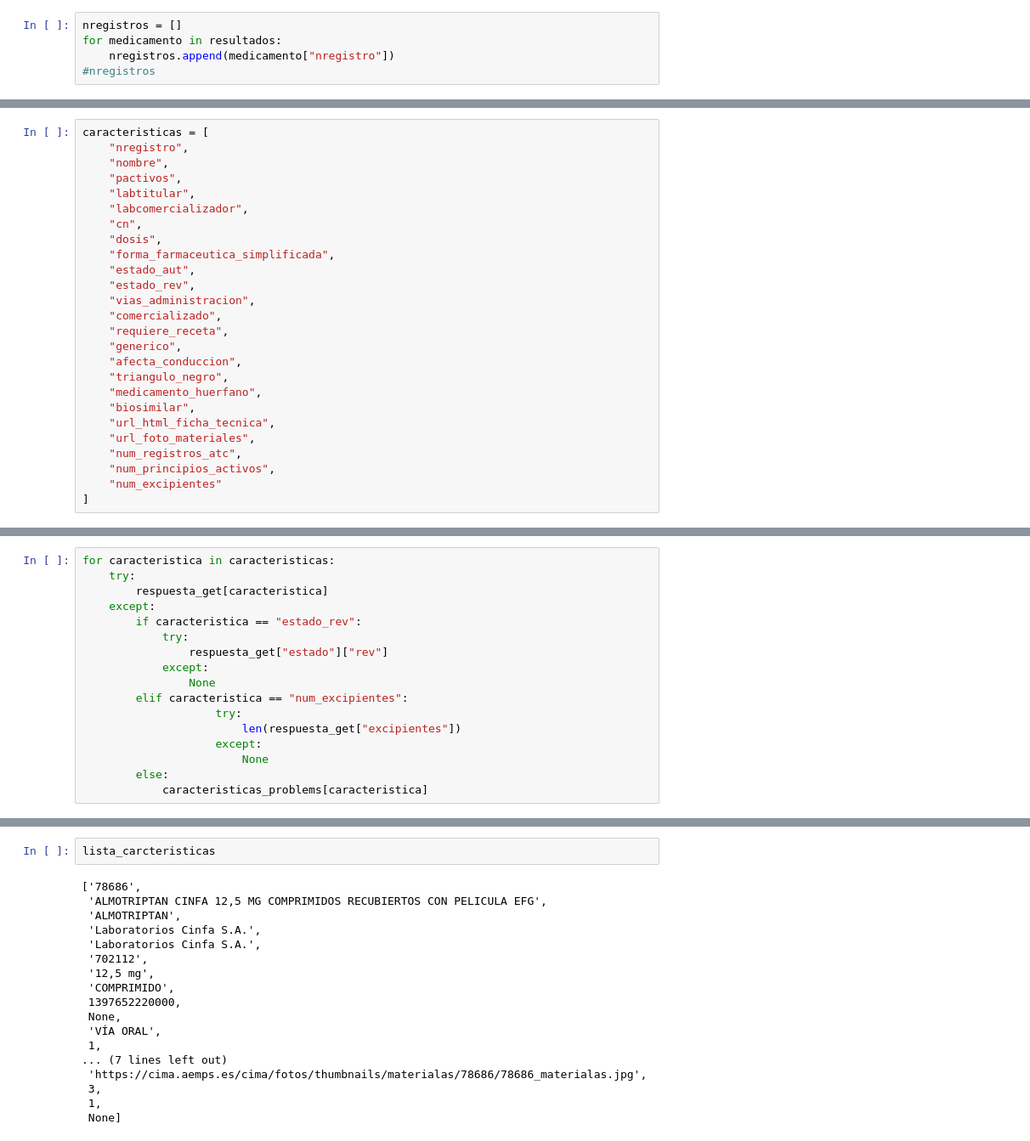
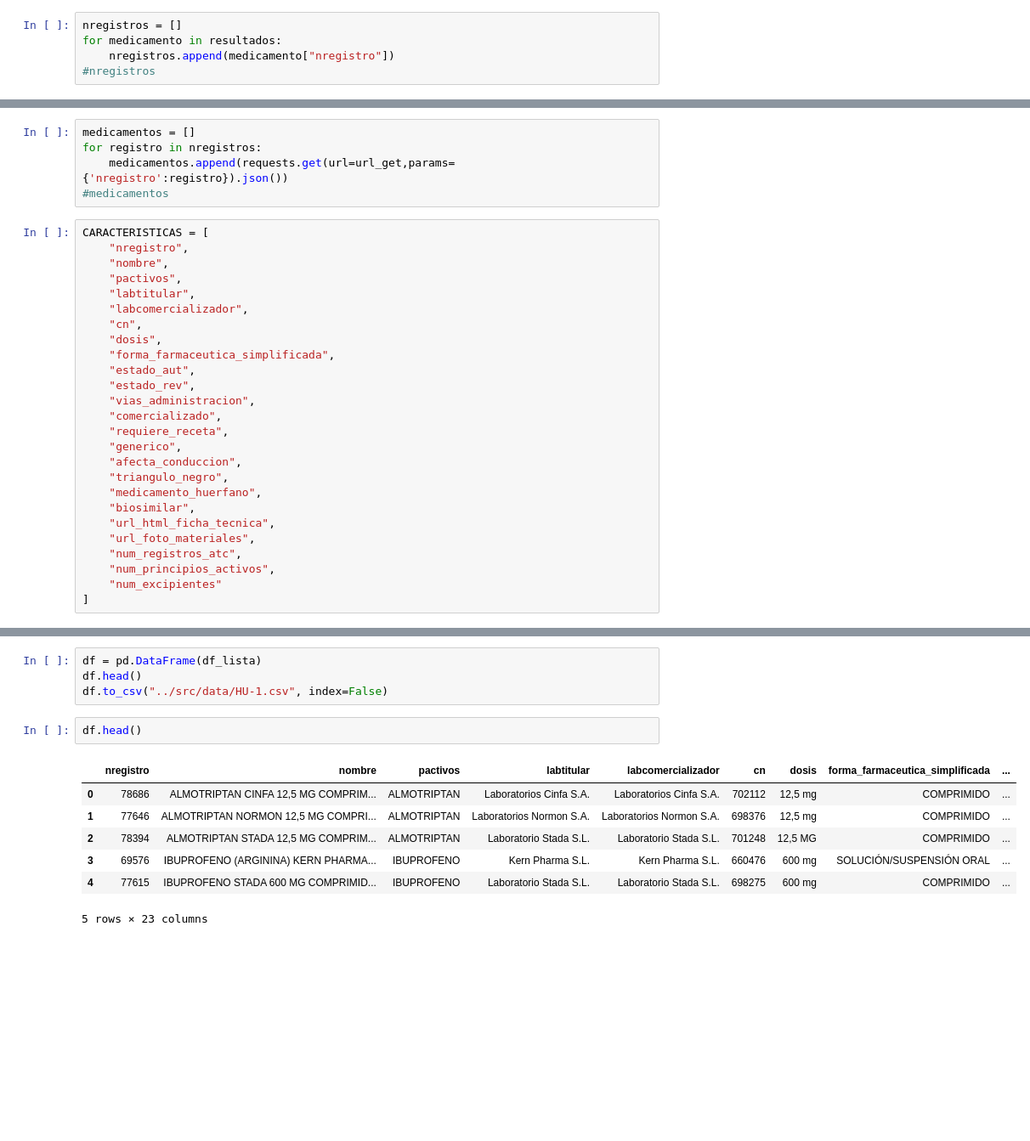
Before and after one commit to Chicloneo/Proyecto-Ingenieria-Dato, a Jupyter notebook: Notebooks/HU-1.ipynb, the cells around one changed output, grey strips where cells are left out. Shown at 85% size. Saved outputs shown, nothing was run; the diff lists cells and outputs as text; blank space fills up the shorter version.

```diff
--- a/Notebooks/HU-1.ipynb
+++ b/Notebooks/HU-1.ipynb
@@ -23,5 +26,10 @@ respuesta_get = requests.get(url=url_get,params={'nregistro':78686}).json()
+# %%
+medicamentos = []
+for registro in nregistros:
+    medicamentos.append(requests.get(url=url_get,params={'nregistro':registro}).json())
+#medicamentos
 # %%
-caracteristicas = [
+CARACTERISTICAS = [
     "nregistro",
     "nombre",
     "pactivos",
@@ -67,18 +86 @@ caracteristicas_problems = {
-# %%
-for caracteristica in caracteristicas:
-    try:
-        respuesta_get[caracteristica]
-    except:
-        if caracteristica == "estado_rev":
-            try:
-                respuesta_get["estado"]["rev"]
-            except:
-                None
-        elif caracteristica == "num_excipientes":
-                    try:
-                        len(respuesta_get["excipientes"])
-                    except:
-                        None
-        else:
-            caracteristicas_problems[caracteristica]
 # %%
@@ -95,20 +144,14 @@ for caracteristica in caracteristicas:
-# %%
-lista_carcteristicas
-# %% [output]
-['78686',
- 'ALMOTRIPTAN CINFA 12,5 MG COMPRIMIDOS RECUBIERTOS CON PELICULA EFG',
- 'ALMOTRIPTAN',
- 'Laboratorios Cinfa S.A.',
- 'Laboratorios Cinfa S.A.',
- '702112',
- '12,5 mg',
- 'COMPRIMIDO',
- 1397652220000,
- None,
- 'VÍA ORAL',
- 1,
-... (7 lines left out)
- 'https://cima.aemps.es/cima/fotos/thumbnails/materialas/78686/78686_materialas.jpg',
- 3,
- 1,
- None]
+# %%
+df = pd.DataFrame(df_lista)
+df.head()
+df.to_csv("../src/data/HU-1.csv", index=False)
+# %%
+df.head()
+# %% [output]
+|  | nregistro | nombre | pactivos | labtitular | labcomercializador | cn | dosis | forma_farmaceutica_simplificada | ... |
+| 0 | 78686 | ALMOTRIPTAN CINFA 12,5 MG COMPRIM... | ALMOTRIPTAN | Laboratorios Cinfa S.A. | Laboratorios Cinfa S.A. | 702112 | 12,5 mg | COMPRIMIDO | ... |
+| 1 | 77646 | ALMOTRIPTAN NORMON 12,5 MG COMPRI... | ALMOTRIPTAN | Laboratorios Normon S.A. | Laboratorios Normon S.A. | 698376 | 12,5 mg | COMPRIMIDO | ... |
+| 2 | 78394 | ALMOTRIPTAN STADA 12,5 MG COMPRIM... | ALMOTRIPTAN | Laboratorio Stada S.L. | Laboratorio Stada S.L. | 701248 | 12,5 MG | COMPRIMIDO | ... |
+| 3 | 69576 | IBUPROFENO (ARGININA) KERN PHARMA... | IBUPROFENO | Kern Pharma S.L. | Kern Pharma S.L. | 660476 | 600 mg | SOLUCIÓN/SUSPENSIÓN ORAL | ... |
+| 4 | 77615 | IBUPROFENO STADA 600 MG COMPRIMID... | IBUPROFENO | Laboratorio Stada S.L. | Laboratorio Stada S.L. | 698275 | 600 mg | COMPRIMIDO | ... |
+5 rows × 23 columns
```
Also changed, not shown: parts of 5 cells of this notebook, 2 other files.
